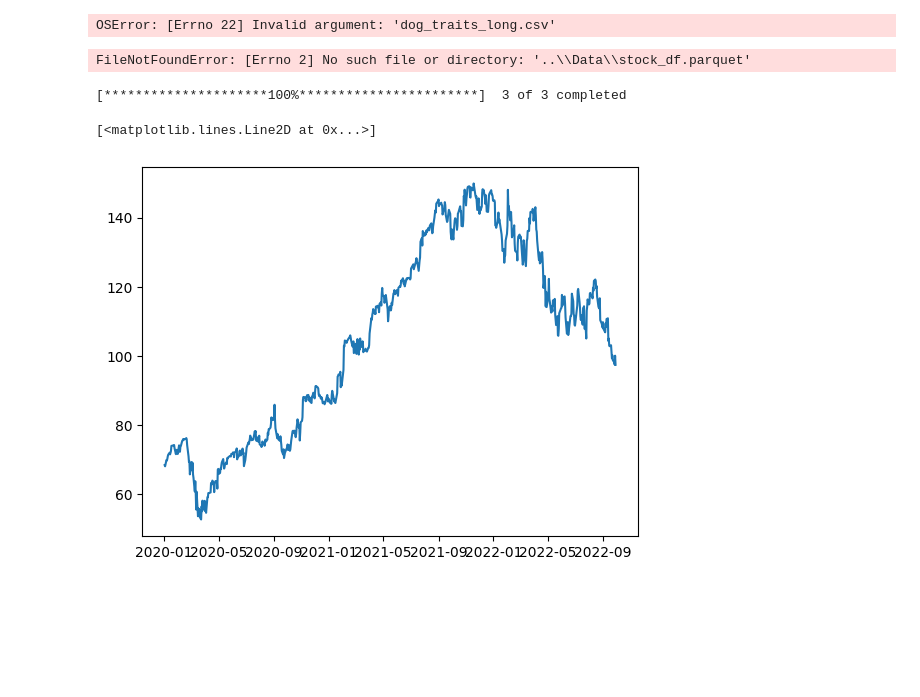
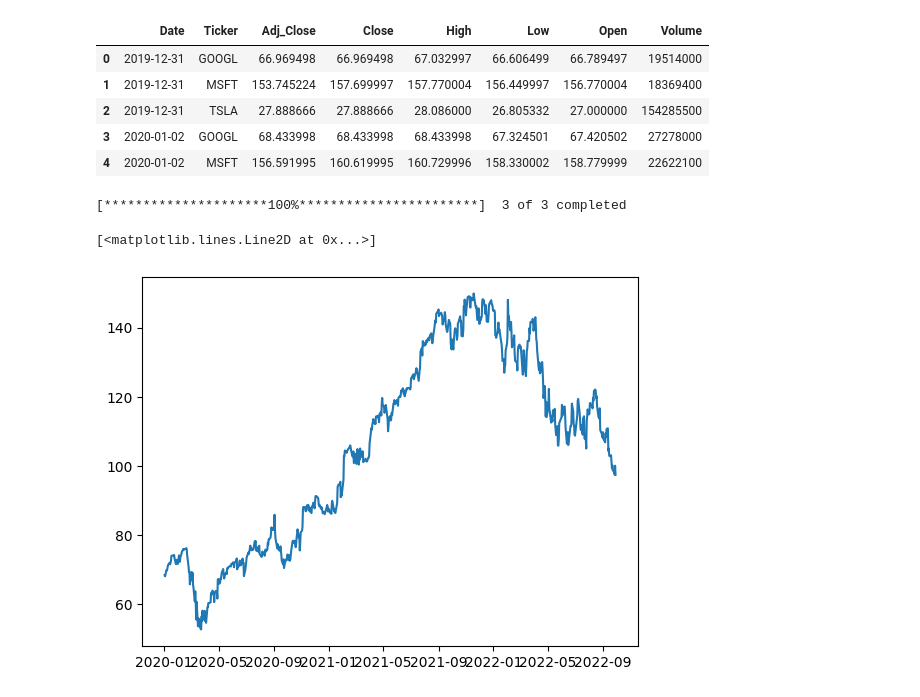
Before and after one commit to WiGram/InvestDB, a Jupyter notebook: stock_analysis.ipynb, the cells around one changed output. Cells and saved outputs as stored; diff of their text form; code cells hidden in the pictures; blank space fills up the shorter version.

```diff
--- a/stock_analysis.ipynb
+++ b/stock_analysis.ipynb
@@ -4,14 +4,15 @@ import yfinance as yf
 import pandas as pd
 import numpy as np
 import pyarrow as pa
-# %%
-pd.read_csv('dog_traits_long.csv')
-# %% [output]
-OSError: [Errno 22] Invalid argument: 'dog_traits_long.csv'
 # %%
-pd.read_parquet(path='..\Data\stock_df.parquet', engine='pyarrow')
+pd.read_parquet(path='Data/stock_df.parquet', engine='pyarrow').head()
 # %% [output]
-FileNotFoundError: [Errno 2] No such file or directory: '..\\Data\\stock_df.parquet'
+|  | Date | Ticker | Adj_Close | Close | High | Low | Open | Volume |
+| 0 | 2019-12-31 | GOOGL | 66.969498 | 66.969498 | 67.032997 | 66.606499 | 66.789497 | 19514000 |
+| 1 | 2019-12-31 | MSFT | 153.745224 | 157.699997 | 157.770004 | 156.449997 | 156.770004 | 18369400 |
+| 2 | 2019-12-31 | TSLA | 27.888666 | 27.888666 | 28.086000 | 26.805332 | 27.000000 | 154285500 |
+| 3 | 2020-01-02 | GOOGL | 68.433998 | 68.433998 | 68.433998 | 67.324501 | 67.420502 | 27278000 |
+| 4 | 2020-01-02 | MSFT | 156.591995 | 160.619995 | 160.729996 | 158.330002 | 158.779999 | 22622100 |
 # %%
 START_DATE = '2020-01-01'
 END_DATE = '2022-09-30'
```
Also changed, not shown: parts of 16 cells of this notebook, 2 other files.
